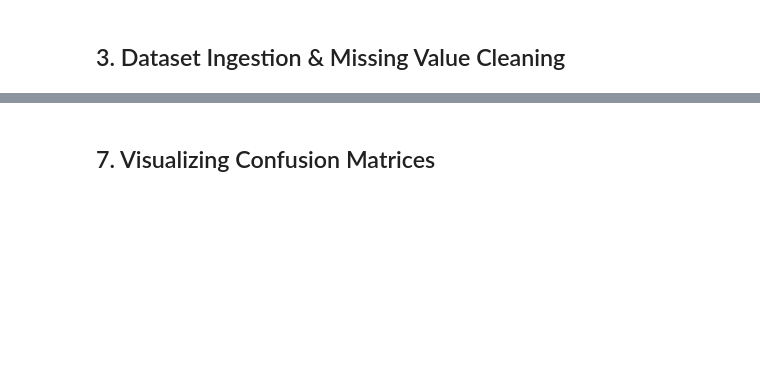
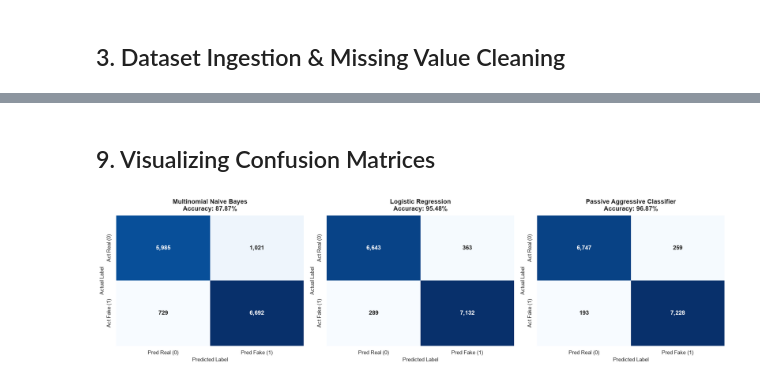
Before and after one commit to hmmdsiyam-maker/fake-news-detection, a Jupyter notebook: fake-news-ml/notebooks/01_model_training.ipynb, the cells around one changed output, grey strips where cells are left out. Cells and saved outputs as stored; diff of their text form; code cells hidden in the pictures; blank space fills up the shorter version.

```diff
--- a/fake-news-ml/notebooks/01_model_training.ipynb
+++ b/fake-news-ml/notebooks/01_model_training.ipynb
@@ -184,13 +358,26 @@ for name, model in models.items():
 # %% [markdown]
-## 7. Visualizing Confusion Matrices
+## 9. Visualizing Confusion Matrices
 # %%
-fig, axes = plt.subplots(1, 2, figsize=(14, 5))
+# Confusion Matrix Heatmaps for all models side-by-side
+fig, axes = plt.subplots(1, 3, figsize=(18, 5))
 
 for idx, (name, res) in enumerate(results.items()):
-    disp = ConfusionMatrixDisplay(confusion_matrix=res["confusion_matrix"], display_labels=["Real (0)", "Fake (1)"])
-    disp.plot(ax=axes[idx], cmap="Blues", colorbar=False)
-    axes[idx].set_title(f"{name}\nAccuracy: {res['accuracy'] * 100:.2f}%")
-    axes[idx].grid(False)
+    sns.heatmap(
+        res["confusion_matrix"],
+        annot=True,
+        fmt=",d",
+        cmap="Blues",
+        cbar=False,
+        ax=axes[idx],
+        xticklabels=["Pred Real (0)", "Pred Fake (1)"],
+        yticklabels=["Act Real (0)", "Act Fake (1)"],
+        annot_kws={"size": 12, "weight": "bold"}
+    )
+    axes[idx].set_title(f"{name}\nAccuracy: {res['accuracy'] * 100:.2f}%", fontsize=13, fontweight='bold', pad=10)
+    axes[idx].set_xlabel("Predicted Label", fontsize=11)
+    axes[idx].set_ylabel("Actual Label", fontsize=11)
 
 plt.tight_layout()
 plt.show()
+# %% [output]
+[figure, added]
```
Also changed, not shown: parts of 28 cells of this notebook, 9 other files.
